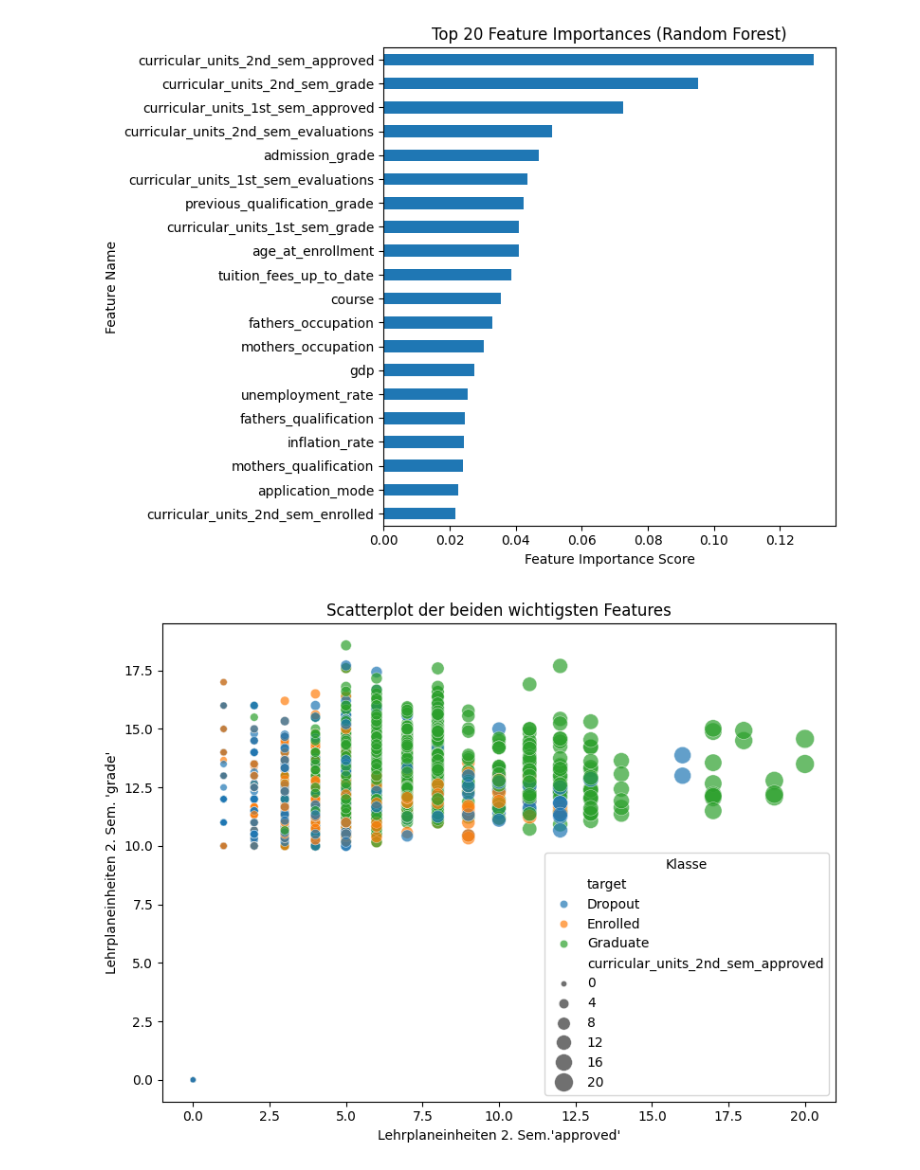
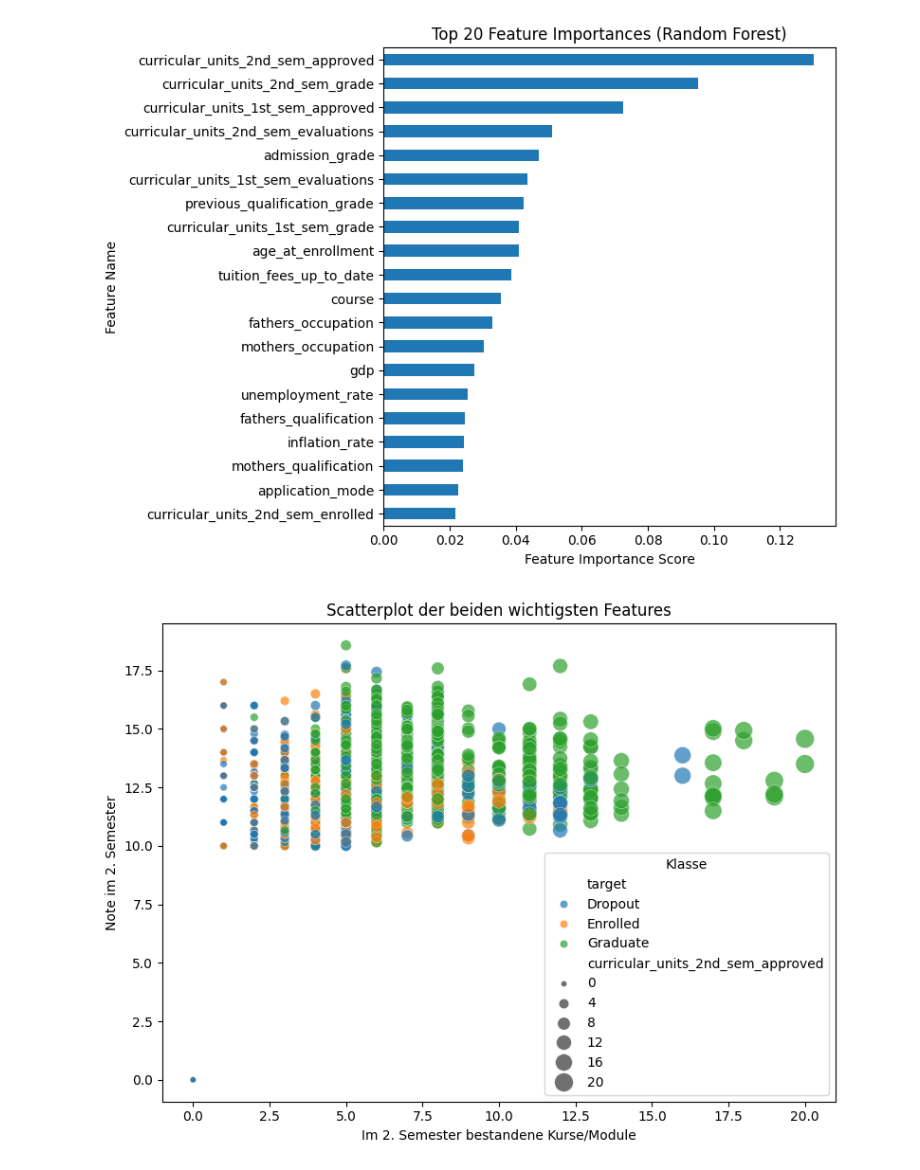
Before and after one commit to Sorour2025/SorourEndProjekt, a Jupyter notebook: data.ipynb, the cells around one changed output. Cells and saved outputs as stored; diff of their text form; code cells hidden in the pictures.

Commit message:
Plots überarbeitet

```diff
--- a/data.ipynb
+++ b/data.ipynb
@@ -776,19 +803,19 @@ plt.show()
 # %%
 plt.figure(figsize=(8, 6))
 sns.scatterplot(
     data=df,
     x='curricular_units_2nd_sem_approved',
     y='curricular_units_2nd_sem_grade',
     size='curricular_units_2nd_sem_approved',
     sizes=(20, 200),
     hue='target',
     alpha=0.7
 )
 plt.title("Scatterplot der beiden wichtigsten Features")
-plt.xlabel("Lehrplaneinheiten 2. Sem.'approved'")
-plt.ylabel("Lehrplaneinheiten 2. Sem. 'grade'")
+plt.xlabel("Im 2. Semester bestandene Kurse/Module")
+plt.ylabel("Note im 2. Semester")
 plt.legend(title="Klasse")  # Label für die Legende
 plt.tight_layout()
 plt.show()
 # %% [output]
-[figure, old version]
+[figure, new version]
```
Also changed, not shown: parts of 9 cells of this notebook.
